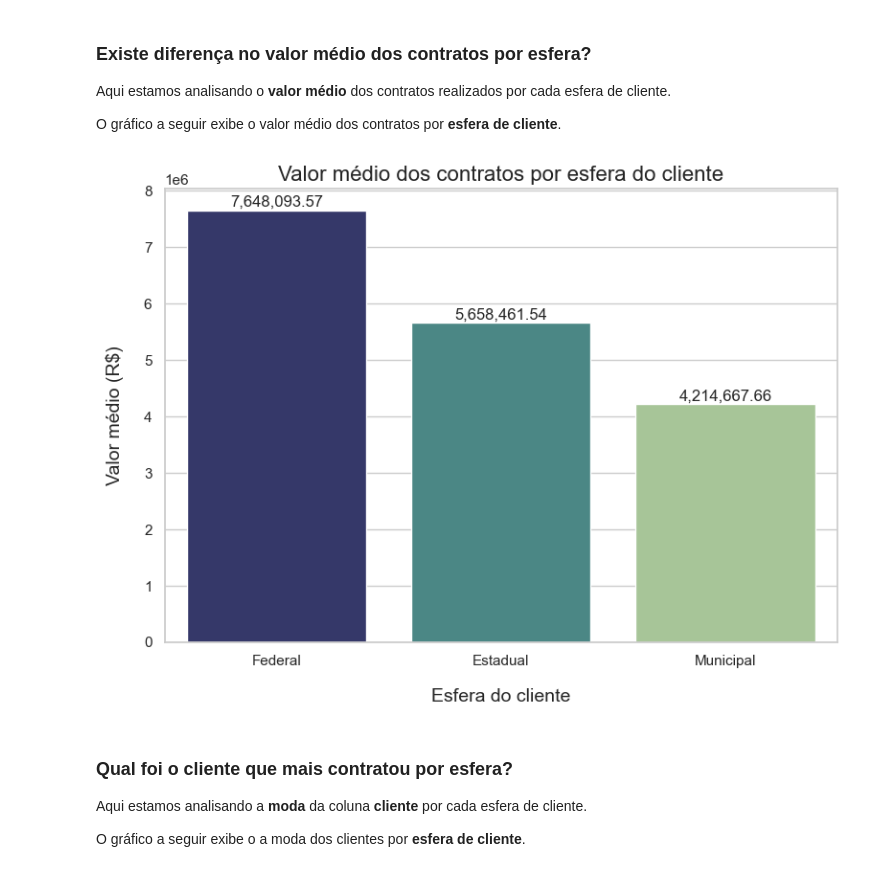
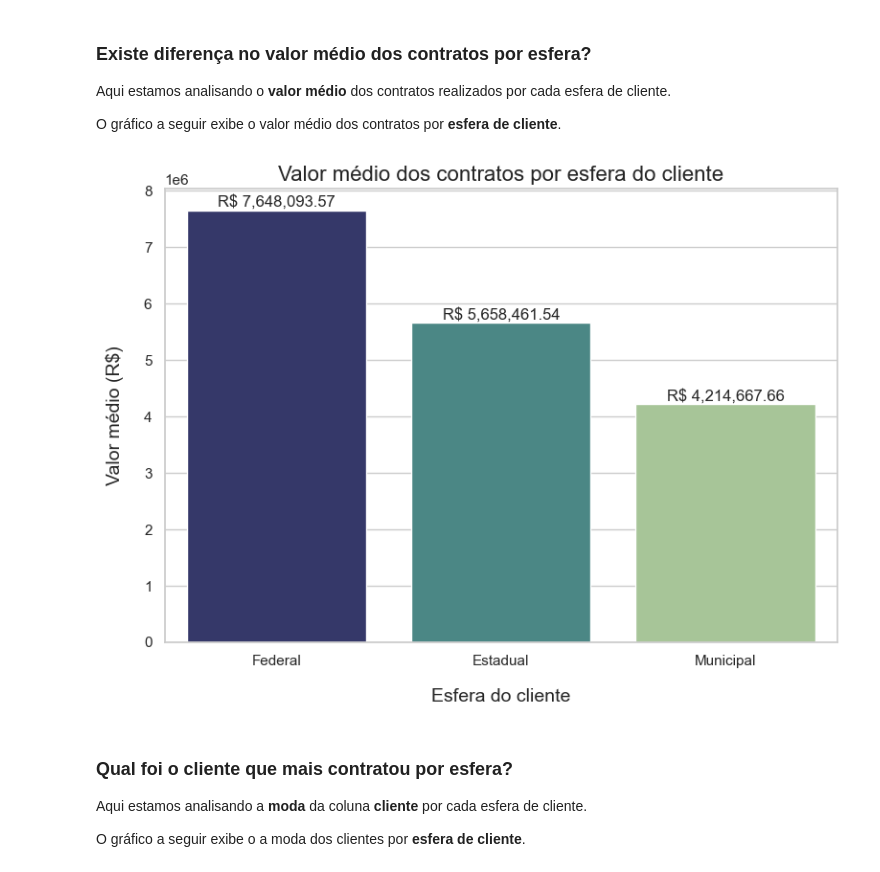
Before and after one commit to pdromls/Analise_BNDES, a Jupyter notebook: notebooks/insights1.ipynb, the cells around one changed output. Drawn from its saved outputs; the diff is of its cells as text; code cells hidden in the pictures.

```diff
--- a/notebooks/insights1.ipynb
+++ b/notebooks/insights1.ipynb
@@ -73,24 +73,24 @@ O gráfico a seguir exibe o valor médio dos contratos por **esfera de cliente**
 # %%
 plt.figure(figsize=(8,6))
 grafico = sns.barplot(x = valor_medio_por_esfera.index, y = valor_medio_por_esfera.values, hue = valor_medio_por_esfera, palette = 'crest', legend = False)
 
 for container in grafico.containers:
-    grafico.bar_label(container, fmt='{:,.2f}', padding=0.8)
+    grafico.bar_label(container, fmt='R$ {:,.2f}', padding=0.8)
 
 # for p in grafico.patches:
 #     grafico.annotate(f'{p.get_height():,.2f}',
 #                      (p.get_x() + p.get_width() / 2., p.get_height()),
 #                      ha = 'center', va = 'center',
 #                      fontsize = 10, color = 'black',
 #                      xytext=(0, 5), textcoords = 'offset points')
 
 plt.title('Valor médio dos contratos por esfera do cliente', fontsize=16)
 plt.xlabel('Esfera do cliente', labelpad = 15, fontsize = 14)
 plt.ylabel('Valor médio (R$)', labelpad = 15, fontsize = 14)
 plt.tight_layout()
 plt.show()
 # %% [output]
-[figure, old version]
+[figure, new version]
 # %% [markdown]
 ### Qual foi o cliente que mais contratou por esfera?
 
```
Also changed, not shown: 9 other files.
